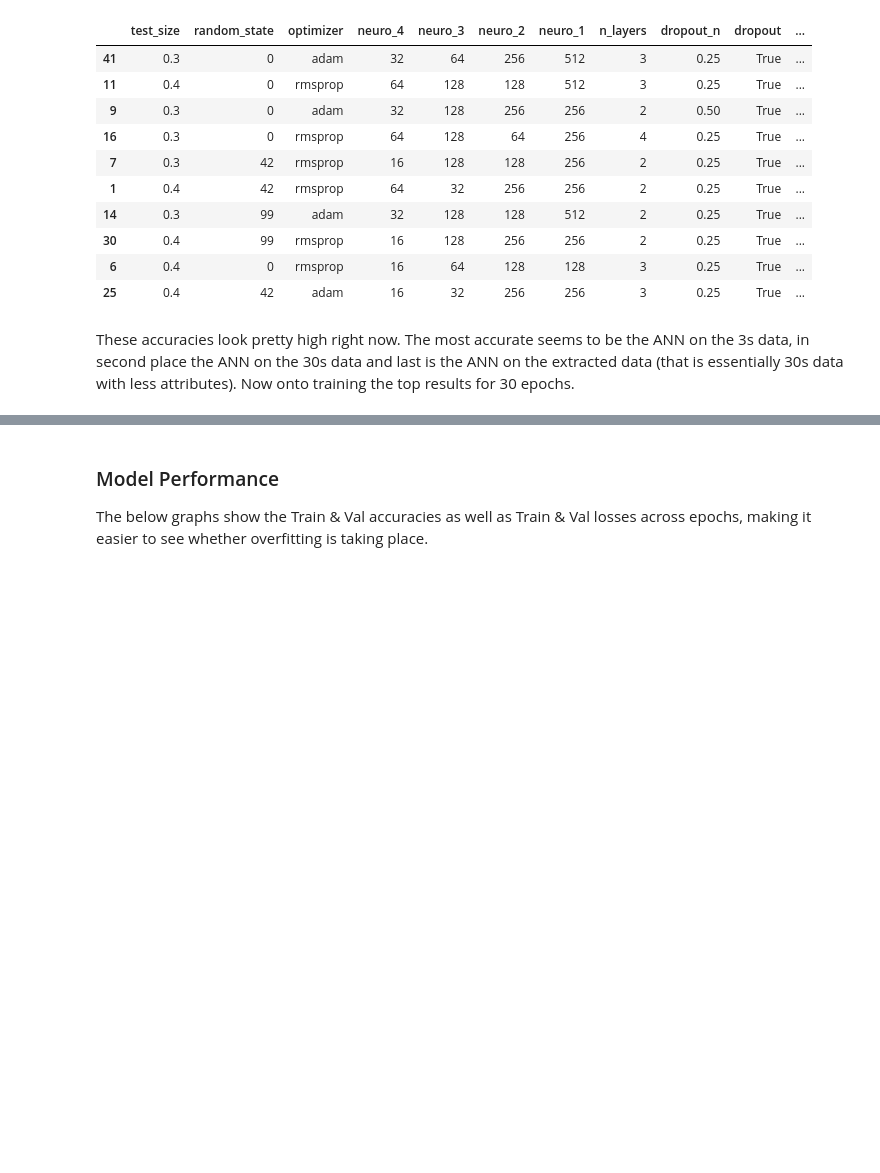
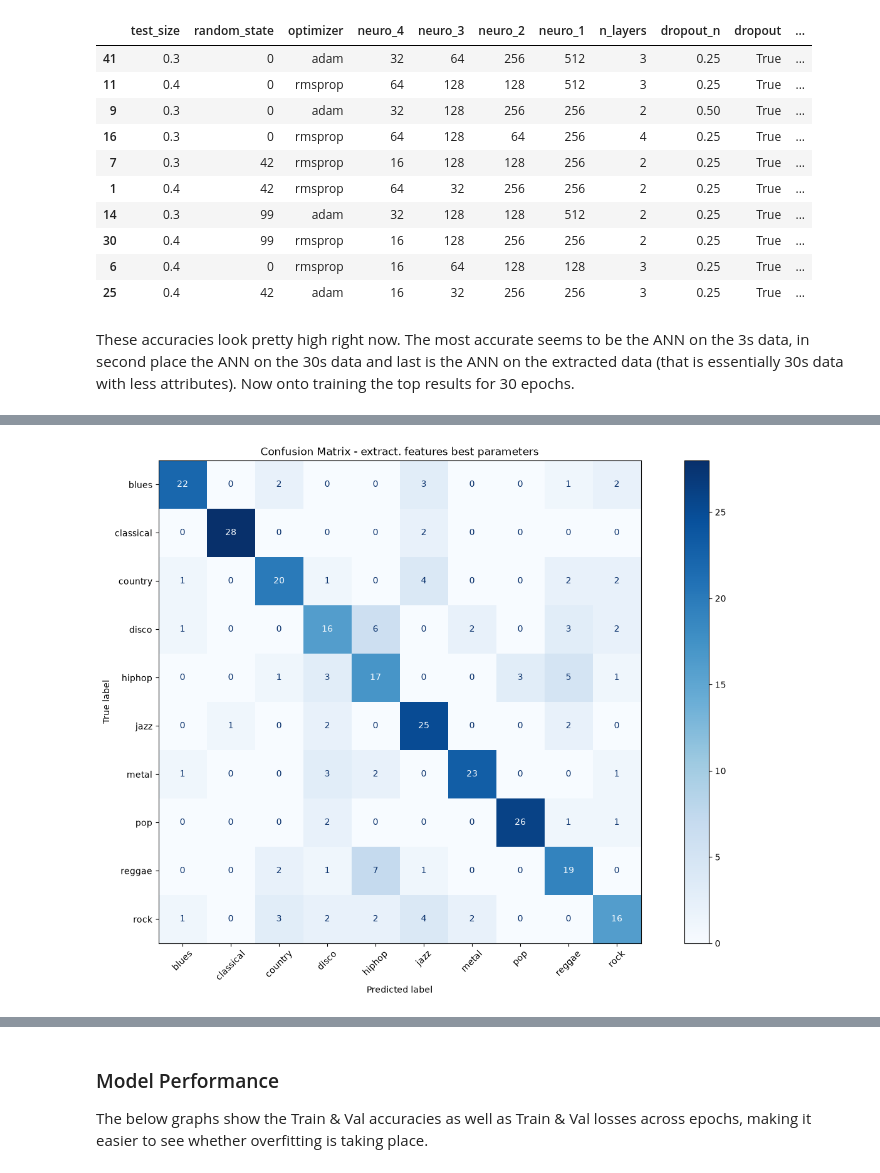
Before and after one commit to etiank/Jupyter-ML, a Jupyter notebook: main.ipynb, the cells around one changed output, grey strips where cells are left out. Drawn from its saved outputs; the diff is of its cells as text; code cells hidden in the pictures; blank space fills up the shorter version.

```diff
--- a/main.ipynb
+++ b/main.ipynb
@@ -1144,7 +1181,7 @@ These accuracies look pretty high right now. The most accurate seems to be the A
 # 0.4	        0	           rmsprop	    64  	128  128	512	      3	            0.25	True	32	        10     0.486971	 0.841592
 # 0.4	        99	           rmsprop	    16  	128  256	256	      2	            0.25	True	64	        10     0.479124	 0.837087
 # 0.4	        42	           rmsprop	    64  	32   256	256	      2	            0.25	True	32	        10     0.524728	 0.834835
-test_size = 0.3; random_state = 99; optimizer = "adam"; neuro_4 = 32; neuro_3 = 128; neuro_2 = 128; neuro_1 = 512; n_layers = 2; dropout_n = 0.25; dropout = True; batch_size = 32
+# 👑 test_size = 0.3; random_state = 99; optimizer = "adam"; neuro_4 = 32; neuro_3 = 128; neuro_2 = 128; neuro_1 = 512; n_layers = 2; dropout_n = 0.25; dropout = True; batch_size = 32
 # test_size = 0.3; random_state = 0; optimizer = "adam"; neuro_4 = 32; neuro_3 = 64; neuro_2 = 256; neuro_1 = 512; n_layers = 3; dropout_n = 0.25; dropout = True; batch_size = 128
 # test_size = 0.4; random_state = 0; optimizer = "rmsprop"; neuro_4 = 64; neuro_3 = 128; neuro_2 = 128; neuro_1 = 512; n_layers = 3; dropout_n = 0.25; dropout = True; batch_size = 128
 # test_size = 0.4; random_state = 99; optimizer = "rmsprop"; neuro_4 = 16; neuro_3 = 128; neuro_2 = 256; neuro_1 = 256; n_layers = 2; dropout_n = 0.25; dropout = True; batch_size = 64
@@ -1157,7 +1194,7 @@ test_size = 0.3; random_state = 99; optimizer = "adam"; neuro_4 = 32; neuro_3 =
 # 0.3	        99	            adam	    32	    128	    128	    512	    2	        0.25	True	32	         10 	0.804967	0.723333
 # test_size = 0.3; random_state = 42; optimizer = "rmsprop"; neuro_4 = 16; neuro_3 = 128; neuro_2 = 128; neuro_1 = 256; n_layers = 2; dropout_n = 0.25; dropout = True; batch_size = 32
 # test_size = 0.3; random_state = 0; optimizer = "adam"; neuro_4 = 32; neuro_3 = 64; neuro_2 = 256; neuro_1 = 512; n_layers = 3; dropout_n = 0.25; dropout = True; batch_size = 128
-# test_size = 0.3; random_state = 0; optimizer = "adam"; neuro_4 = 32; neuro_3 = 128; neuro_2 = 256; neuro_1 = 256; n_layers = 2; dropout_n = 0.50; dropout = True; batch_size = 32
+# 👑 test_size = 0.3; random_state = 0; optimizer = "adam"; neuro_4 = 32; neuro_3 = 128; neuro_2 = 256; neuro_1 = 256; n_layers = 2; dropout_n = 0.50; dropout = True; batch_size = 32
 # test_size = 0.4; random_state = 0; optimizer = "rmsprop"; neuro_4 = 64; neuro_3 = 128; neuro_2 = 128; neuro_1 = 512; n_layers = 3; dropout_n = 0.25; dropout = True; batch_size = 32
 # test_size = 0.3; random_state = 99; optimizer = "adam"; neuro_4 = 32; neuro_3 = 128; neuro_2 = 128; neuro_1 = 512; n_layers =2; dropout_n = 0.25; dropout = True; batch_size = 32
 # extracted features
@@ -1168,7 +1205,7 @@ test_size = 0.3; random_state = 99; optimizer = "adam"; neuro_4 = 32; neuro_3 =
 # 0.3	        42	            rmsprop	    16	    128	    128	    256 	2       	0.25	True	32      	10  	1.038411	0.646667
 # test_size = 0.3; random_state = 0; optimizer = "adam"; neuro_4 = 32; neuro_3 = 64; neuro_2 = 256; neuro_1 = 512; n_layers = 3; dropout_n = 0.25; dropout = True; batch_size = 128
 # test_size = 0.4; random_state = 0; optimizer = "rmsprop"; neuro_4 = 64; neuro_3 = 128; neuro_2 = 128; neuro_1 = 512; n_layers = 3; dropout_n = 0.25; dropout = True; batch_size = 32
-# test_size = 0.3; random_state = 0; optimizer = "adam"; neuro_4 = 32; neuro_3 = 128; neuro_2 = 256; neuro_1 = 256; n_layers = 2; dropout_n = 0.50; dropout = True; batch_size = 32
+test_size = 0.3; random_state = 0; optimizer = "adam"; neuro_4 = 32; neuro_3 = 128; neuro_2 = 256; neuro_1 = 256; n_layers = 2; dropout_n = 0.50; dropout = True; batch_size = 32
 # test_size = 0.3; random_state = 0; optimizer = "rmsprop"; neuro_4 = 64; neuro_3 = 128; neuro_2 = 64; neuro_1 = 256; n_layers = 4; dropout_n = 0.25; dropout = True; batch_size = 32
 # test_size = 0.3; random_state = 42; optimizer = "rmsprop"; neuro_4 = 16; neuro_3 = 128; neuro_2 = 128; neuro_1 = 256; n_layers =2; dropout_n = 0.25; dropout = True; batch_size = 32
 from sklearn.metrics import confusion_matrix, ConfusionMatrixDisplay
@@ -1179,13 +1216,13 @@ CSV_PATH_ANN = "ann-data-extr.csv"
 sampled_params = list(ParameterSampler(param_grid, n_iter=N_TRIALS, random_state=42))
 ###
 # df_extr = pd.read_csv("ann-data-extr.csv") # ann-data-extr.csv
-df_base = df_3.copy() # df_3; df_30; extr_df
-col = df_base.pop("label") # "genre" for the extracted features one
-df_base.insert(0, "label", col)
+df_base = extr_df.copy() # df_3; df_30; extr_df
+col = df_base.pop("genre") # "genre" for the extracted features one
+df_base.insert(0, "genre", col)
 df_base.drop("filename", inplace=True, axis=1)
 
-X = df_base.drop(["label"], axis =1)
-y = df_base["label"]
+X = df_base.drop(["genre"], axis =1)
+y = df_base["genre"]
 
 encoder = LabelEncoder()
 y_enc = encoder.fit_transform(y)
@@ -1253,7 +1290,7 @@ displ = ConfusionMatrixDisplay(confusion_matrix=cm, display_labels= encoder.clas
 
 fig, ax = plt.subplots(figsize=(18,10))
 displ.plot(ax=ax, cmap="Blues", xticks_rotation=45)
-plt.title("Confusion Matrix - 3s best parameters")
+plt.title("Confusion Matrix - extract. features best parameters")
 plt.show()
 # %% [output]
 Epoch 1/30
@@ -1265,3 +1314,4 @@ KeyboardInterrupt:
+[figure, added]
 # %%
 from IPython.display import HTML
 
```
Also changed, not shown: parts of 9 cells of this notebook, 4 other files.
